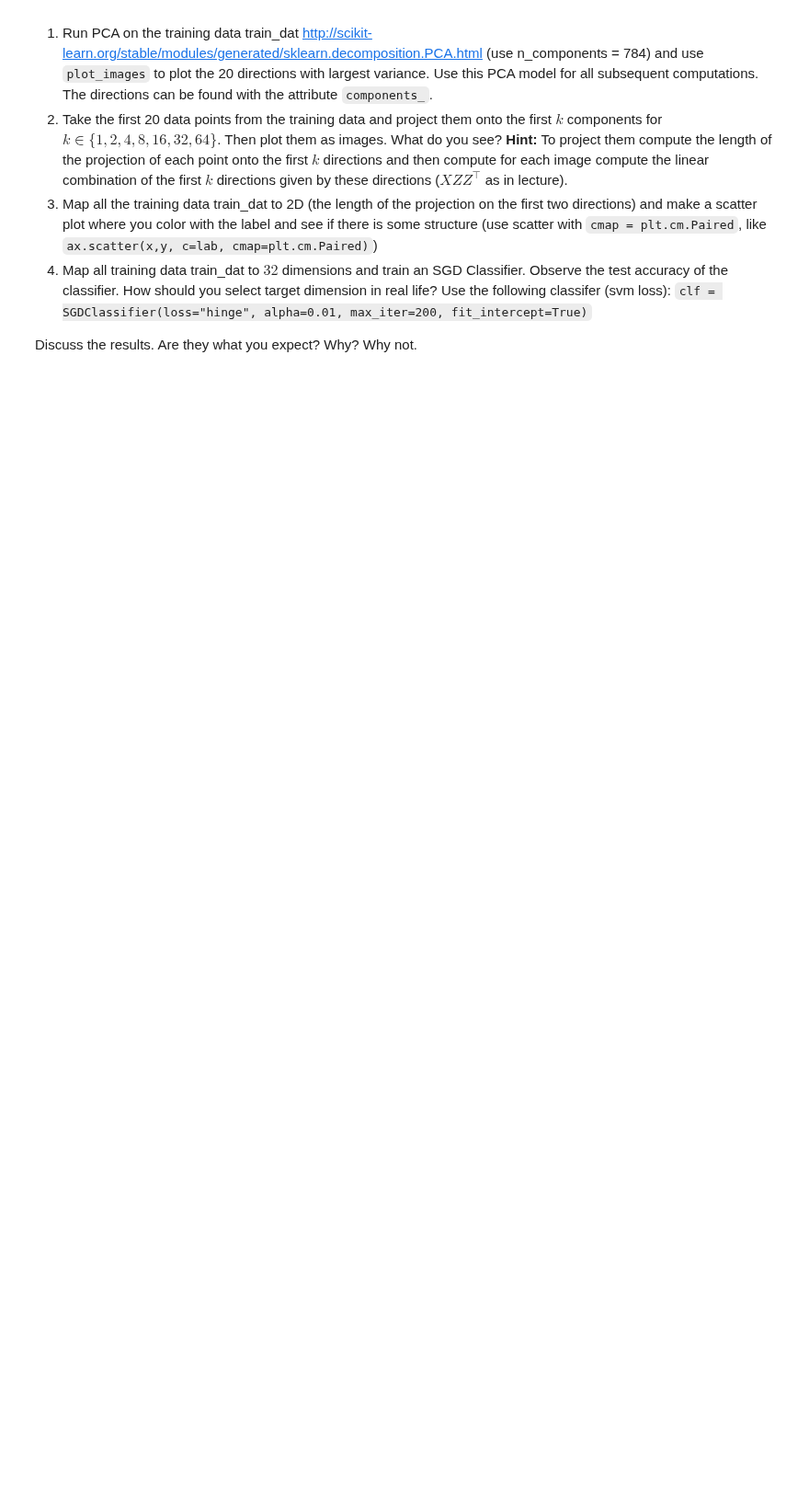
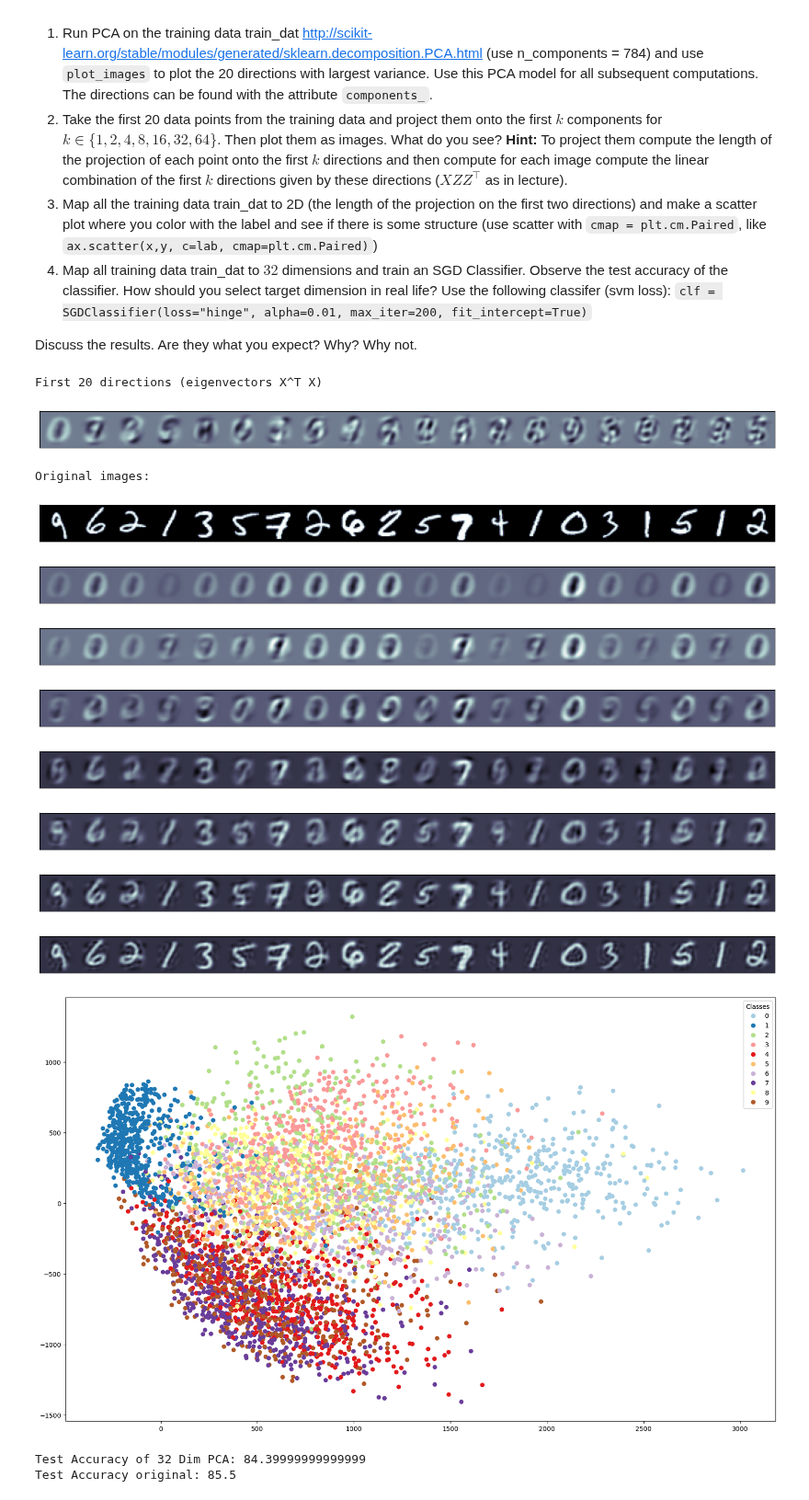
Before and after one commit to Moth-0/Uni, a Jupyter notebook: 5. Semester/Machine/TØ/week10/Exercises.ipynb, the cells around one changed output. Shown at 92% size. Cells and saved outputs as stored; diff of their text form; code cells hidden in the pictures; blank space fills up the shorter version.

```diff
--- a/5. Semester/Machine/TØ/week10/Exercises.ipynb
+++ b/5. Semester/Machine/TØ/week10/Exercises.ipynb
@@ -342,37 +406,67 @@ test_lab = labels[rp[5000:6000]]
 components = None
 ## TASK 1
 ### YOUR CODE HERE
+pca_class = PCA(n_components=784)
+pca_class.fit(train_dat)
+components = pca_class.components_
 ### END CODE
 print('First 20 directions (eigenvectors X^T X)')
 plot_images(components, 20)
 
 ## TASK 2
 # take the first 20 data point and project them onto the first k components and plot for k in [1, 2,4,8,16, 32, 64]
 img = train_dat[0:20, :]
 print('Original images:')
 plot_images(img, 20)
 for k in [1, 2, 4, 8, 16, 32, 64]:
     ### YOUR CODE HERE
+    proj = (img @ components[0:k, :].T) @ components[0:k, :]
+    plot_images(proj, 20)
     ### END CODE
 
 # map the data to 2D and plot the results colored by label
 proj = None
 ## TASK 3
 ### YOUR CODE HERE
+proj = train_dat @ components[0:2, :].T
 ### END CODE
 fig, ax = plt.subplots(figsize=(20, 12))
-ax.scatter(proj[:,0], proj[:,1], c=train_lab, cmap=plt.cm.Paired)
+scatter = ax.scatter(proj[:,0], proj[:,1], c=train_lab, cmap=plt.cm.Paired)
+legend1 = ax.legend(*scatter.legend_elements(),
+                    loc="best", title="Classes")
+ax.add_artist(legend1)
+
 plt.show()
 
 ## TASK 4
 clf = SGDClassifier(loss="hinge", alpha=0.01, max_iter=200, fit_intercept=True)
 ### YOUR CODE HERE
+# 1. Project both training and test data onto the first 32 components
+train_proj = train_dat @ components[0:32, :].T
+
+# 2. Train the classifier on the projected training data
+clf.fit(train_proj, train_lab)
 ### END CODE
 
 clf_original = SGDClassifier(loss="hinge", alpha=0.01, max_iter=200, fit_intercept=True)
 clf_original.fit(train_dat, train_lab)
 
 proj_test_dat = test_dat @ components[0:32].T
 acc = (clf.predict(proj_test_dat) == test_lab).mean()
 print('Test Accuracy of 32 Dim PCA:', 100*acc)
 print('Test Accuracy original:',100*((clf_original.predict(test_dat) == test_lab).mean()))
+# %% [output]
+First 20 directions (eigenvectors X^T X)
+[figure, added]
+Original images:
+[figure, added]
+[figure, added]
+[figure, added]
+[figure, added]
+[figure, added]
+[figure, added]
+[figure, added]
+[figure, added]
+[figure, added]
+Test Accuracy of 32 Dim PCA: 84.39999999999999
+Test Accuracy original: 85.5
```
Also changed, not shown: parts of 13 cells of this notebook, 12 other files.
